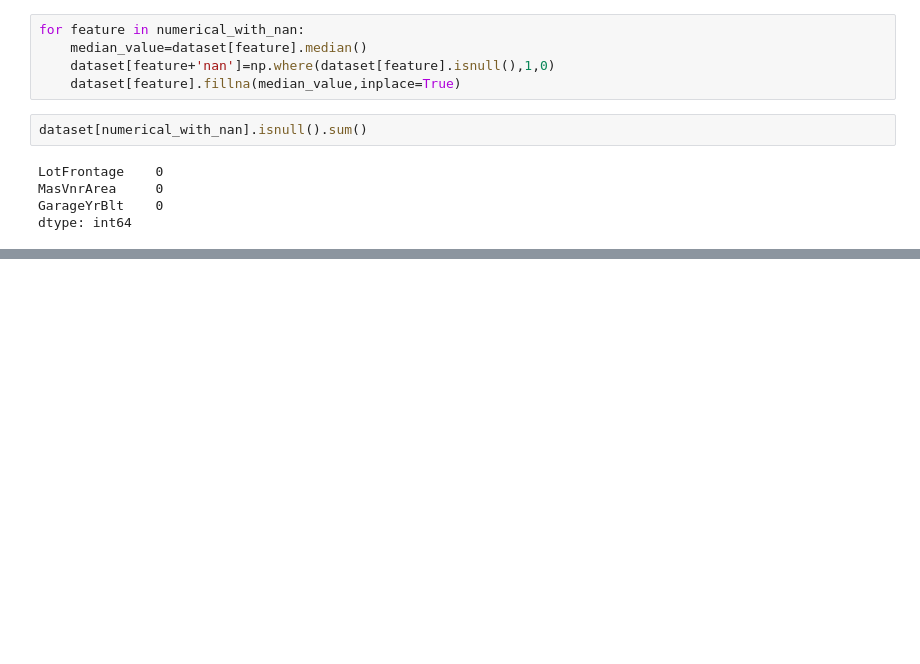
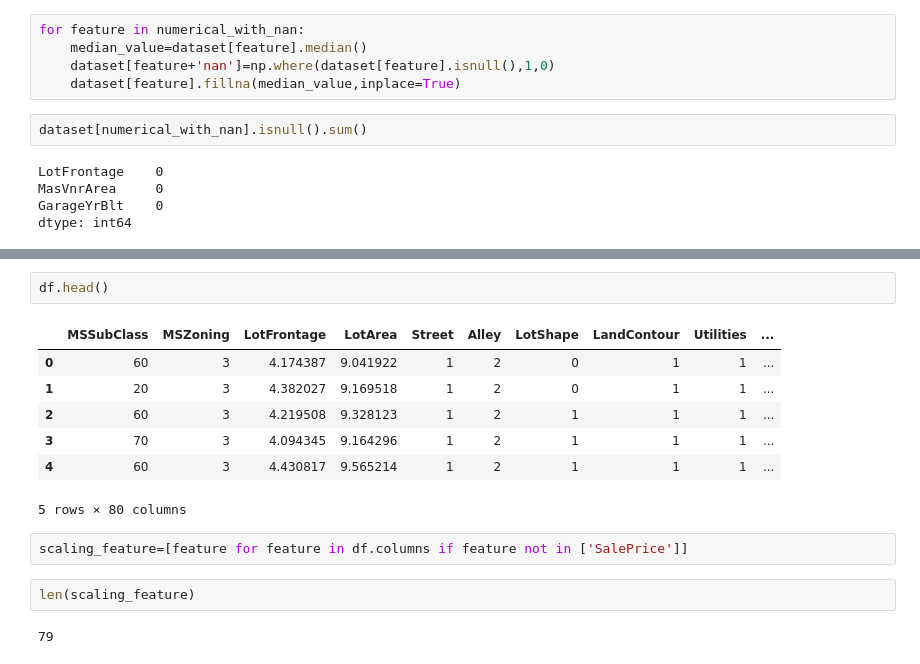
Before and after one commit to BibekRai44/Advanced-House-Price-Prediction, a Jupyter notebook: house-price-prediction.ipynb, the cells around one changed output, grey strips where cells are left out. Drawn from its saved outputs; the diff is of its cells as text; blank space fills up the shorter version.

```diff
--- a/house-price-prediction.ipynb
+++ b/house-price-prediction.ipynb
@@ -657,0 +737,16 @@ df.head()
+# %%
+df.head()
+# %% [output]
+|  | MSSubClass | MSZoning | LotFrontage | LotArea | Street | Alley | LotShape | LandContour | Utilities | ... |
+| 0 | 60 | 3 | 4.174387 | 9.041922 | 1 | 2 | 0 | 1 | 1 | ... |
+| 1 | 20 | 3 | 4.382027 | 9.169518 | 1 | 2 | 0 | 1 | 1 | ... |
+| 2 | 60 | 3 | 4.219508 | 9.328123 | 1 | 2 | 1 | 1 | 1 | ... |
+| 3 | 70 | 3 | 4.094345 | 9.164296 | 1 | 2 | 1 | 1 | 1 | ... |
+| 4 | 60 | 3 | 4.430817 | 9.565214 | 1 | 2 | 1 | 1 | 1 | ... |
+5 rows × 80 columns
+# %%
+scaling_feature=[feature for feature in df.columns if feature not in ['SalePrice']]
+# %%
+len(scaling_feature)
+# %% [output]
+79
```
Also changed, not shown: parts of 19 cells of this notebook.
